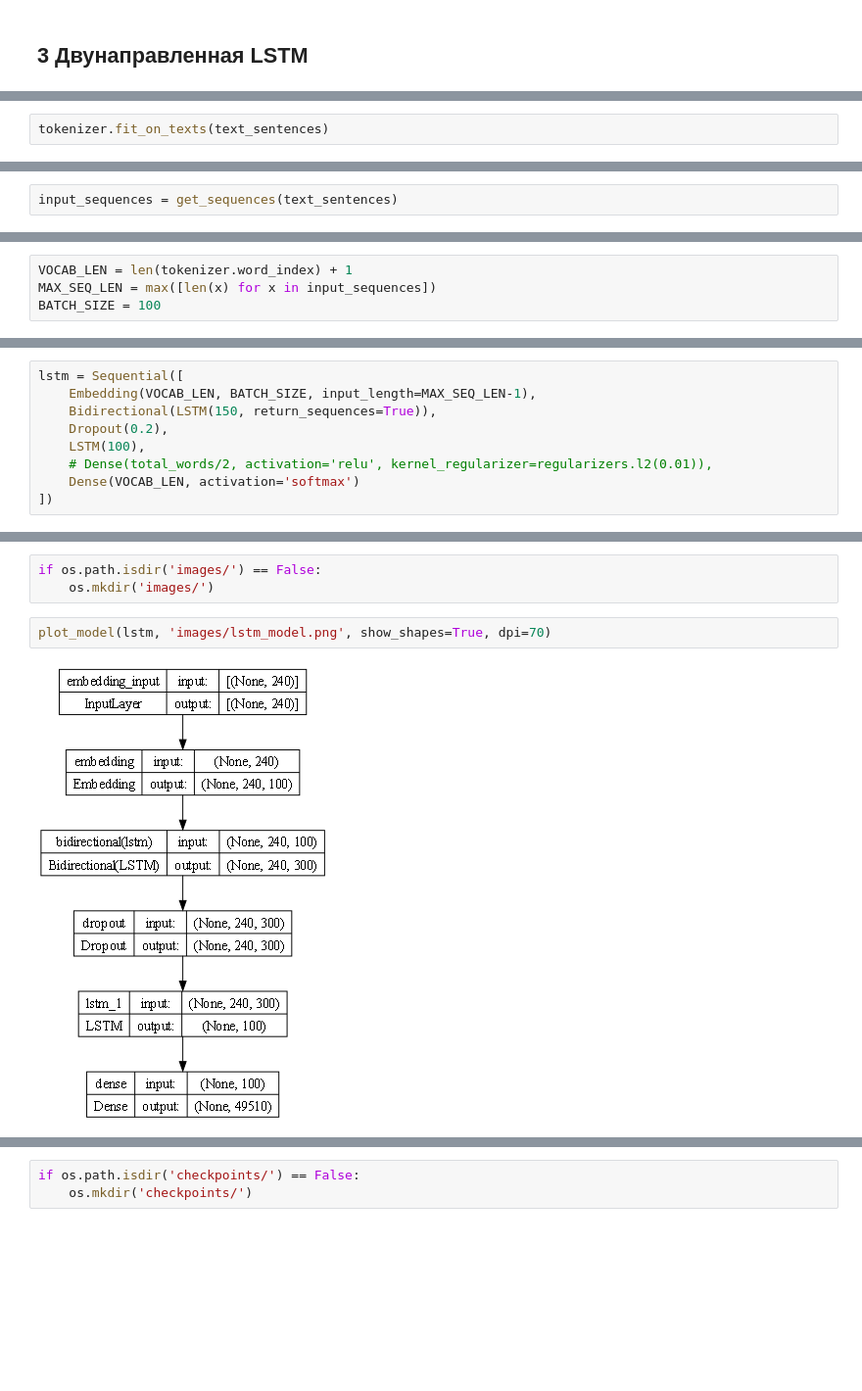
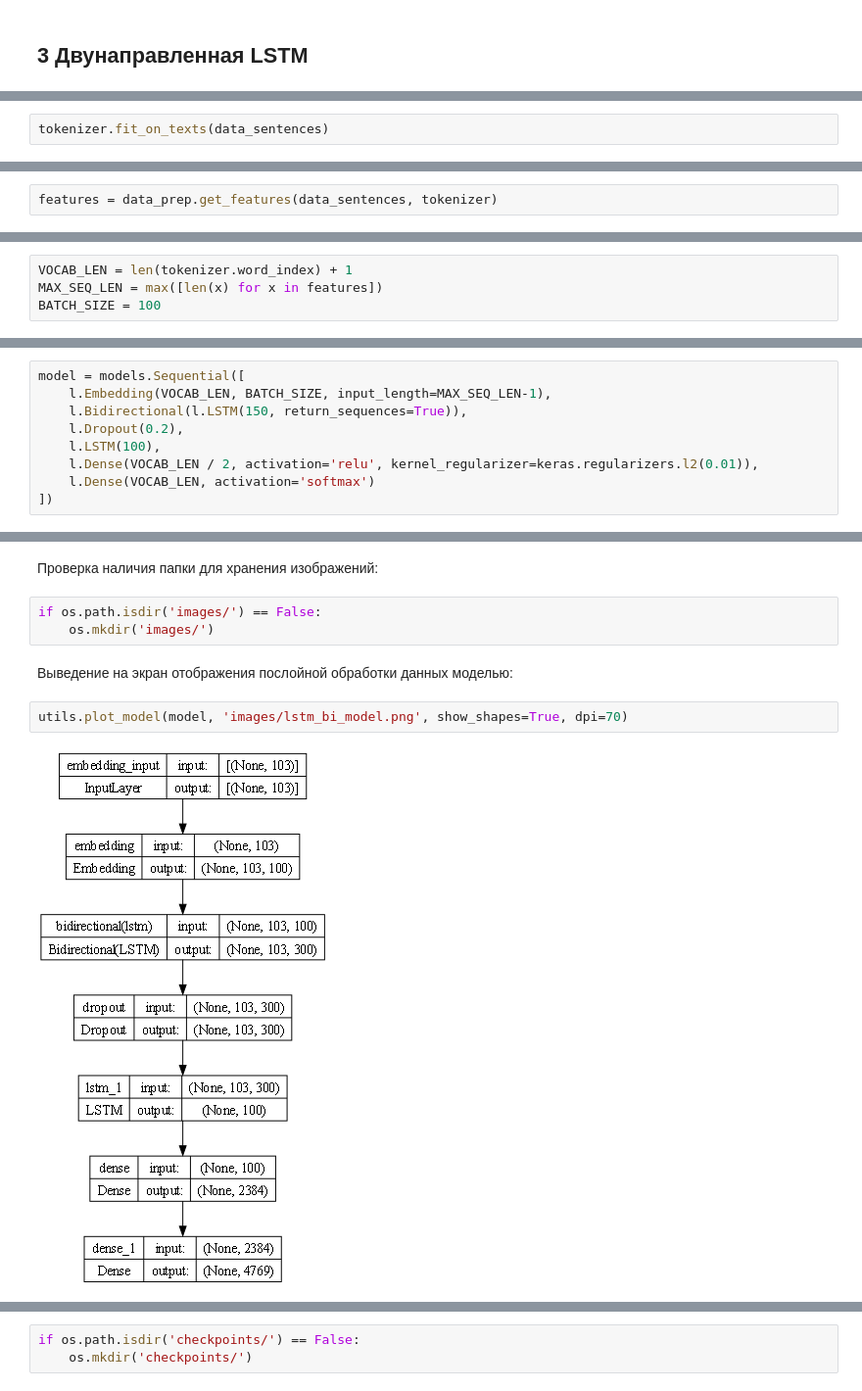
Before and after one commit to tidalinn/mai_term02_magai_lab3_gennn-nlp_lab, a Jupyter notebook: LSTM_bidirectional.ipynb, the cells around one changed output, grey strips where cells are left out. Shown: that part at 98% size. Cells and saved outputs as stored; diff of their text form; blank space fills up the shorter version.

```diff
--- a/LSTM_bidirectional.ipynb
+++ b/LSTM_bidirectional.ipynb
@@ -164,2 +186,2 @@ tokenizer = Tokenizer()
 # %%
-tokenizer.fit_on_texts(text_sentences)
+tokenizer.fit_on_texts(data_sentences)
@@ -183,2 +211,2 @@ list(zip(list(tokenizer.word_index.keys())[:10], list(tokenizer.word_index.value
 # %%
-input_sequences = get_sequences(text_sentences)
+features = data_prep.get_features(data_sentences, tokenizer)
@@ -198,4 +230,4 @@ input_sequences[:10]
 # %%
 VOCAB_LEN = len(tokenizer.word_index) + 1
-MAX_SEQ_LEN = max([len(x) for x in input_sequences])
+MAX_SEQ_LEN = max([len(x) for x in features])
 BATCH_SIZE = 100
@@ -230,9 +284,9 @@ print('\n', label[0])
 # %%
-lstm = Sequential([
-    Embedding(VOCAB_LEN, BATCH_SIZE, input_length=MAX_SEQ_LEN-1),
-    Bidirectional(LSTM(150, return_sequences=True)),
-    Dropout(0.2),
-    LSTM(100),
-    # Dense(total_words/2, activation='relu', kernel_regularizer=regularizers.l2(0.01)),
-    Dense(VOCAB_LEN, activation='softmax')
+model = models.Sequential([
+    l.Embedding(VOCAB_LEN, BATCH_SIZE, input_length=MAX_SEQ_LEN-1),
+    l.Bidirectional(l.LSTM(150, return_sequences=True)),
+    l.Dropout(0.2),
+    l.LSTM(100),
+    l.Dense(VOCAB_LEN / 2, activation='relu', kernel_regularizer=keras.regularizers.l2(0.01)),
+    l.Dense(VOCAB_LEN, activation='softmax')
 ])
@@ -260,9 +313,13 @@ Trainable params: 10,413,110
 Non-trainable params: 0
 _________________________________________________________________
+# %% [markdown]
+Проверка наличия папки для хранения изображений:
 # %%
 if os.path.isdir('images/') == False:
     os.mkdir('images/')
+# %% [markdown]
+Выведение на экран отображения послойной обработки данных моделью:
 # %%
-plot_model(lstm, 'images/lstm_model.png', show_shapes=True, dpi=70)
+utils.plot_model(model, 'images/lstm_bi_model.png', show_shapes=True, dpi=70)
 # %% [output]
-[figure, old version]
+[figure, new version]
```
Also changed, not shown: parts of 74 cells of this notebook.
